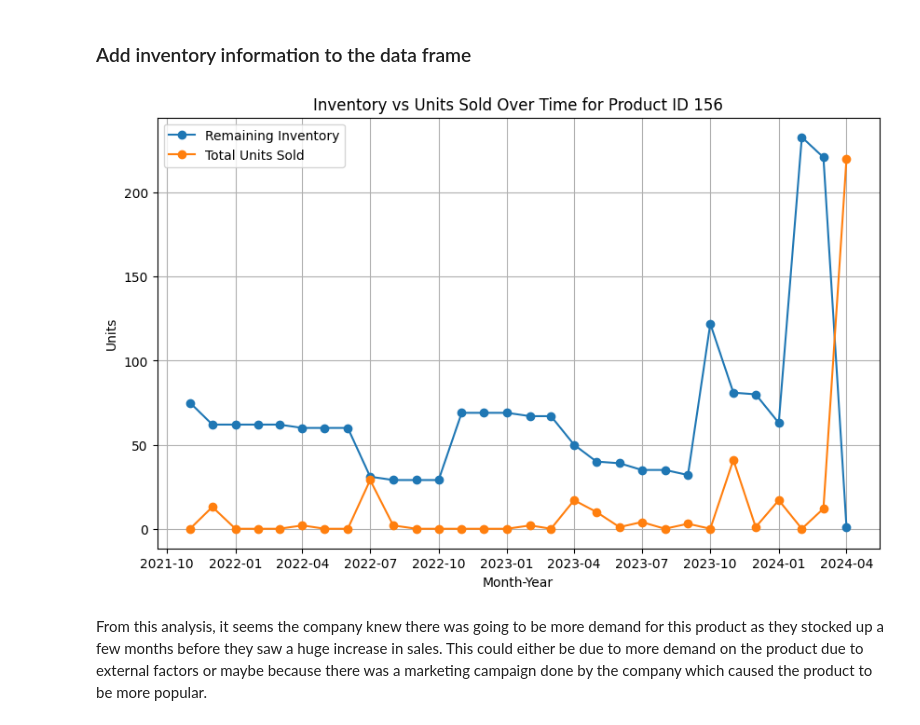
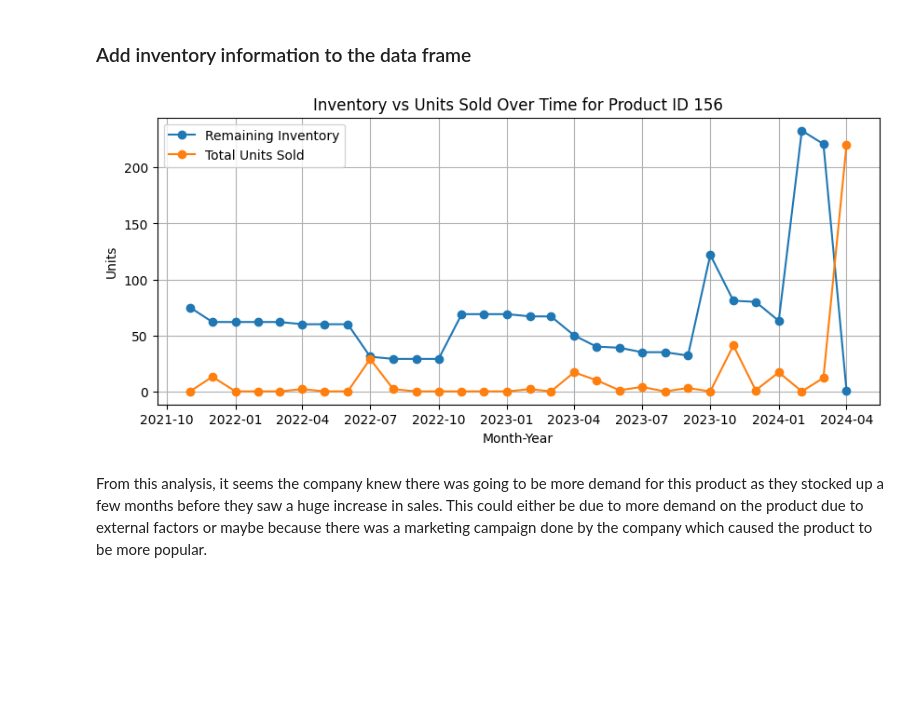
Before and after one commit to emerinohdz/data-analysis-course, a Jupyter notebook: case_study.ipynb, the cells around one changed output. Cells and saved outputs as stored; diff of their text form; code cells hidden in the pictures; blank space fills up the shorter version.

```diff
--- a/case_study.ipynb
+++ b/case_study.ipynb
@@ -114,14 +113,24 @@ plot_missing_values(purchases, "Purchases")
 # %%
 sales['SaleDate'] = pd.to_datetime(sales['SaleDate'])
 sales['YearMonth'] = sales['SaleDate'].dt.to_period('M').astype(str)
-
 sales_aggregated = sales.groupby(['Productid', 'YearMonth']).agg(
     TotalUnitsSold=('UnitsSold', 'sum'),
     TotalSales=('Sales', 'sum')
 ).reset_index()
 
+# Calculate the total sales for each month
+monthly_sales_totals = sales.groupby('YearMonth')['Sales'].sum().reset_index()
+monthly_sales_totals.rename(columns={'Sales': 'MonthlyTotalSales'}, inplace=True)
+
+# Merge the monthly totals back into the sales_aggregated dataframe
+sales_aggregated = sales_aggregated.merge(monthly_sales_totals, on='YearMonth', how='left')
+
+# Calculate the percentage of total sales per product for each month
+sales_aggregated['SalesPercentage'] = (sales_aggregated['TotalSales'] / sales_aggregated['MonthlyTotalSales']) * 100
+
 product_data = {
     "TotalUnitsSold": True,
+    "SalesPercentage": True,
     "Productid": True,
     "YearMonth": False,
     "ProductCategory": True,
@@ -138,11 +147,15 @@ display(f"Last month: {last_month}")
 
 # Filter data for only the last month
 df_last_month = sales_aggregated[sales_aggregated['YearMonth'] == last_month]
+display(df_last_month.head(3))
 
 # Find top 5 products in the last month by TotalSales
 top_5_products_last_month = df_last_month.nlargest(5, 'TotalSales')['Productid']
 
 # Filter the original aggregated data to include only the top 5 products from the last month
 df_top_5_last_month = sales_aggregated[sales_aggregated['Productid'].isin(top_5_products_last_month)]
+
+# Display total number of records for last month
+display(f"Total records for last month: {df_last_month.shape[0]}")
 # %% [output]
 'Last month: 2024-04'
@@ -279,35 +297,35 @@ all_months = pd.date_range(start=start_date, end=end_date, freq='MS')
 
 df_full = pd.DataFrame({'YearMonth': all_months, 'Productid': best_selling_product})
 df_combined = pd.merge(df_full, df_best_product, on=['Productid', 'YearMonth'], how='left')
 df_combined = pd.merge(df_combined, df_purchases_best_product, on=['Productid', 'YearMonth'], how='left')
 
 # Fill missing values for TotalUnitsSold and TotalInboundInventory with 0
 df_combined['TotalUnitsSold'] = df_combined['TotalUnitsSold'].fillna(0)
 df_combined['TotalInboundInventory'] = df_combined['TotalInboundInventory'].fillna(0)
 
 # Fill missing InboundInventory with 0 for months with no new purchases
 df_combined['TotalInboundInventory'] = df_combined['TotalInboundInventory'].fillna(0)
 
 # Calculate cumulative inventory
 df_combined['CumulativeInventory'] = df_combined['TotalInboundInventory'].cumsum()
 
 # Subtract TotalUnitsSold each month from the cumulative inventory
 df_combined['RemainingInventory'] = df_combined['CumulativeInventory'] - df_combined['TotalUnitsSold'].cumsum()
 
 # Ensure RemainingInventory doesn’t go below zero
 df_combined['RemainingInventory'] = df_combined['RemainingInventory'].clip(lower=0)
 
-plt.figure(figsize=(10, 6))
+plt.figure(figsize=(10, 4))
 plt.plot(df_combined['YearMonth'], df_combined['RemainingInventory'], marker='o', label='Remaining Inventory')
 plt.plot(df_combined['YearMonth'], df_combined['TotalUnitsSold'], marker='o', label='Total Units Sold')
 plt.title(f'Inventory vs Units Sold Over Time for Product ID {best_selling_product}')
 plt.xlabel('Month-Year')
 plt.ylabel('Units')
 plt.legend()
 plt.grid(True)
 plt.show()
 # %% [output]
-[figure, old version]
+[figure, new version]
 # %% [markdown]
 From this analysis, it seems the company knew there was going to be more demand for this product as they stocked up a few months before they saw a huge increase in sales. This could either be due to more demand on the product due to external factors or maybe because there was a marketing campaign done by the company which caused the product to be more popular.
 # %% [markdown]
```
Also changed, not shown: parts of 13 cells of this notebook, 1 other file.
